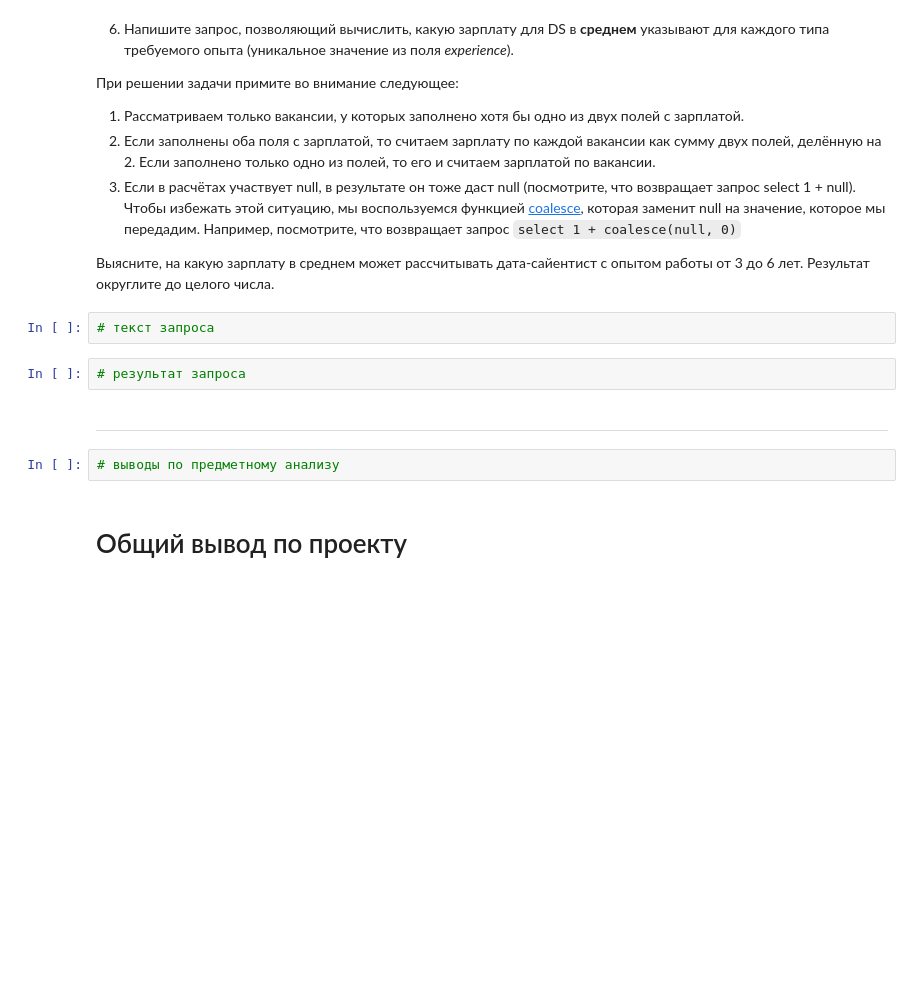
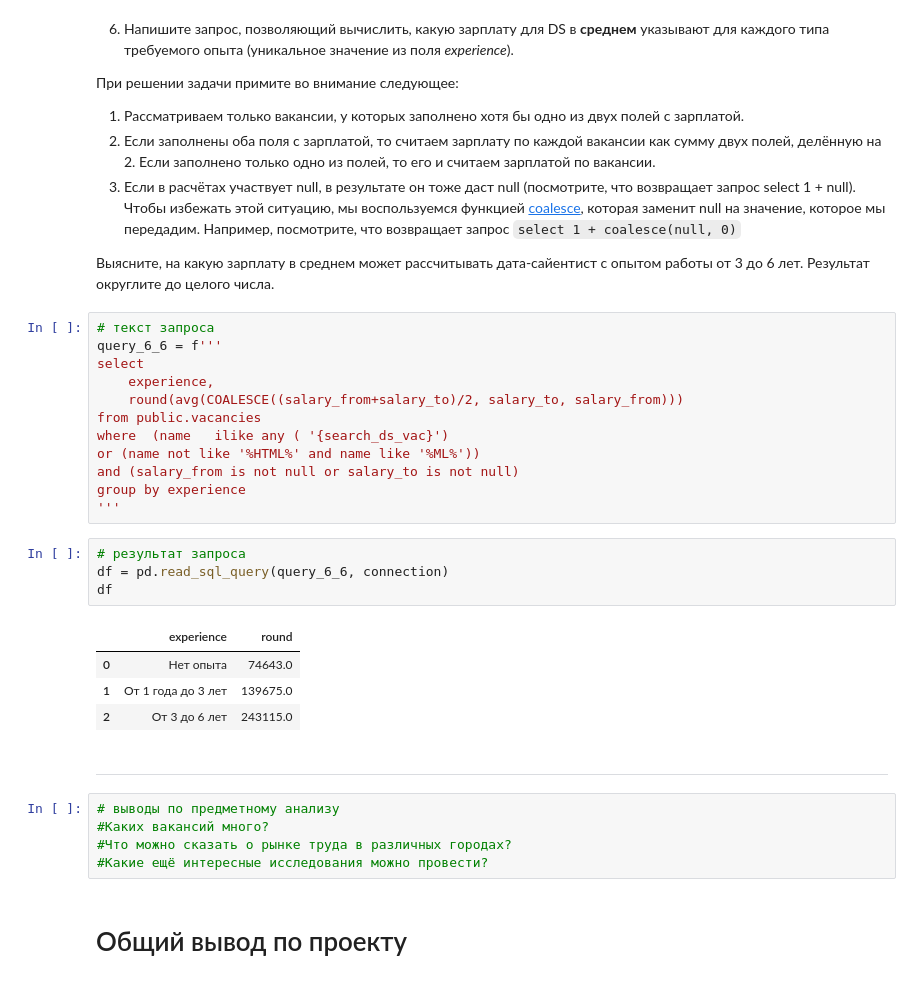
Before and after one commit to korolkostya/new_sf_ds, a Jupyter notebook: 2. Analysis_of_vacancies_from_HeadHunter SQL/Project_2_Ноутбук_шаблон.ipynb, the cells around one changed output. Cells and saved outputs as stored; diff of their text form; blank space fills up the shorter version.

```diff
--- a/2. Analysis_of_vacancies_from_HeadHunter SQL/Project_2_Ноутбук_шаблон.ipynb
+++ b/2. Analysis_of_vacancies_from_HeadHunter SQL/Project_2_Ноутбук_шаблон.ipynb
@@ -418,12 +568,32 @@ df
 Выясните, на какую зарплату в среднем может рассчитывать дата-сайентист с опытом работы от 3 до 6 лет. Результат округлите до целого числа.
 # %%
 # текст запроса
+query_6_6 = f'''
+select
+    experience,
+    round(avg(COALESCE((salary_from+salary_to)/2, salary_to, salary_from)))
+from public.vacancies
+where  (name   ilike any ( '{search_ds_vac}')
+or (name not like '%HTML%' and name like '%ML%'))
+and (salary_from is not null or salary_to is not null)
+group by experience
+'''
 # %%
 # результат запроса
+df = pd.read_sql_query(query_6_6, connection)
+df
+# %% [output]
+|  | experience | round |
+| 0 | Нет опыта | 74643.0 |
+| 1 | От 1 года до 3 лет | 139675.0 |
+| 2 | От 3 до 6 лет | 243115.0 |
 # %% [markdown]
 ***
 # %%
 # выводы по предметному анализу
+#Каких вакансий много?
+#Что можно сказать о рынке труда в различных городах?
+#Какие ещё интересные исследования можно провести?
 # %% [markdown]
 # Общий вывод по проекту
 # %%
```
Also changed, not shown: parts of 19 cells of this notebook.
